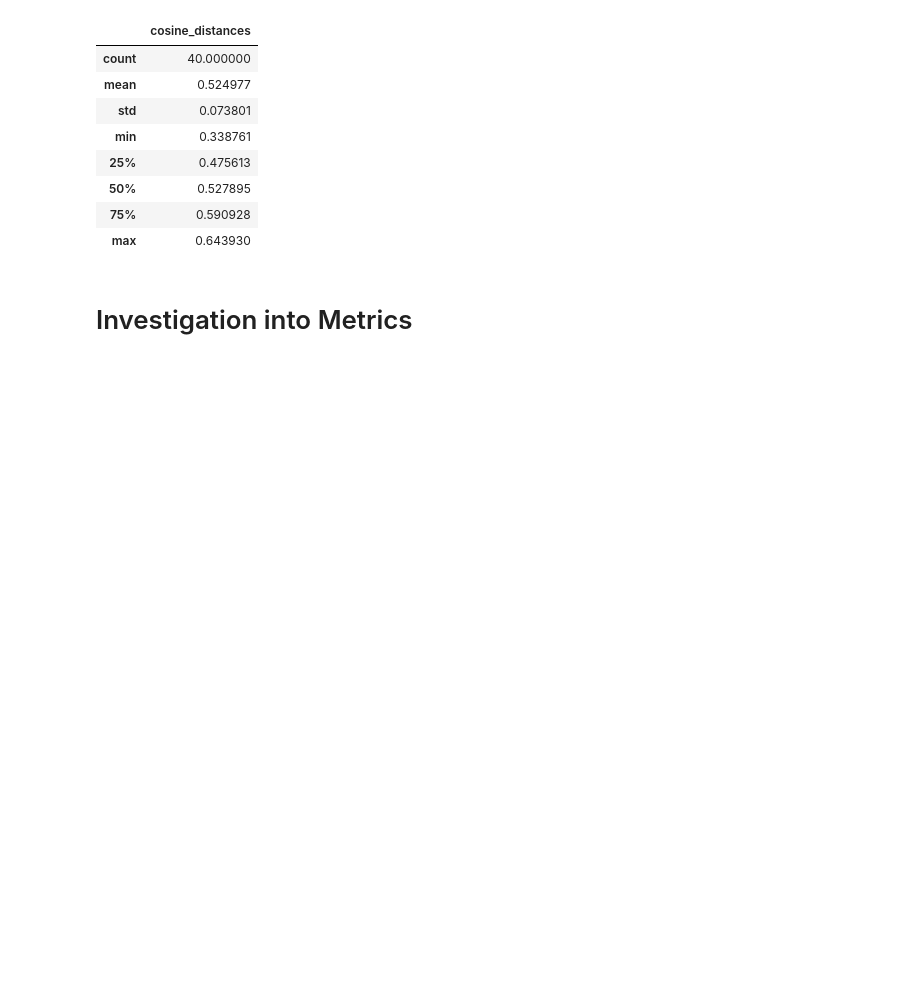
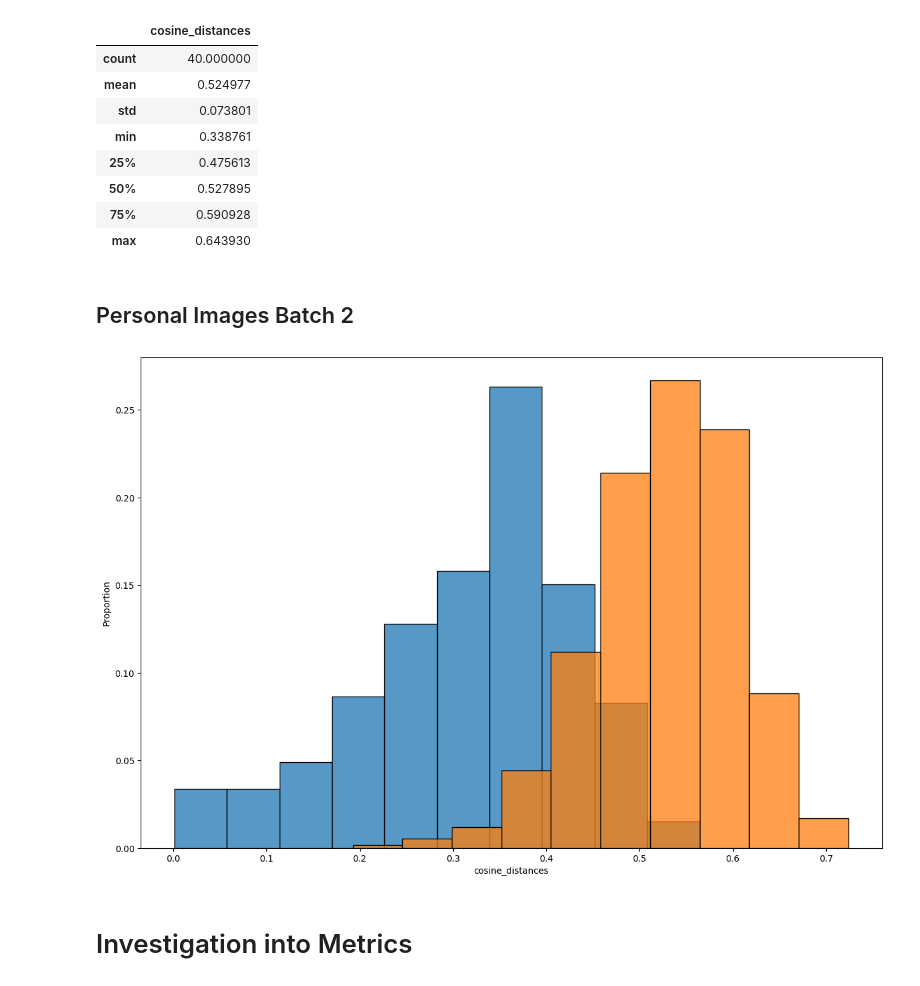
Before and after one commit to JoshuaGottlieb/Facial-Recognition-with-Deepface, a Jupyter notebook: Vectorization.ipynb, the cells around one changed output. Saved outputs shown, nothing was run; the diff lists cells and outputs as text; code cells hidden in the pictures; blank space fills up the shorter version.

Commit message:
Processed batch 2 of personal images

```diff
--- a/Vectorization.ipynb
+++ b/Vectorization.ipynb
@@ -743,6 +830,22 @@ cos_df.loc[cos_df.type == 'inter'].describe()
 | 50% | 0.527895 |
 | 75% | 0.590928 |
 | max | 0.643930 |
+# %% [markdown]
+## Personal Images Batch 2
+# %%
+intra_stem = 'personal_intra_distances_'
+inter_stem = 'personal_inter_distances_'
+intra_cos_path = os.path.join('./data/personal_images_batch2', intra_stem + 'cos.csv')
+intra_cos_df = pd.read_csv(intra_cos_path)
+inter_cos_df = dm.get_unbatched_frame(inter_stem, 'cos', root = './data/personal_images_batch2')
+# %%
+# Overlaid distributes of inter- and intra-label l2 distances
+fig, ax = plt.subplots(figsize = (15, 10))
+
+sns.histplot(data = intra_cos_df, x = 'cosine_distances', stat = 'proportion', bins = 10, ax = ax);
+sns.histplot(data = inter_cos_df, x = 'cosine_distances', stat = 'proportion', bins = 10, ax = ax);
+# %% [output]
+[figure, added]
 # %% [markdown]
 # Investigation into Metrics
 # %%
```
Also changed, not shown: parts of 25 cells of this notebook.
